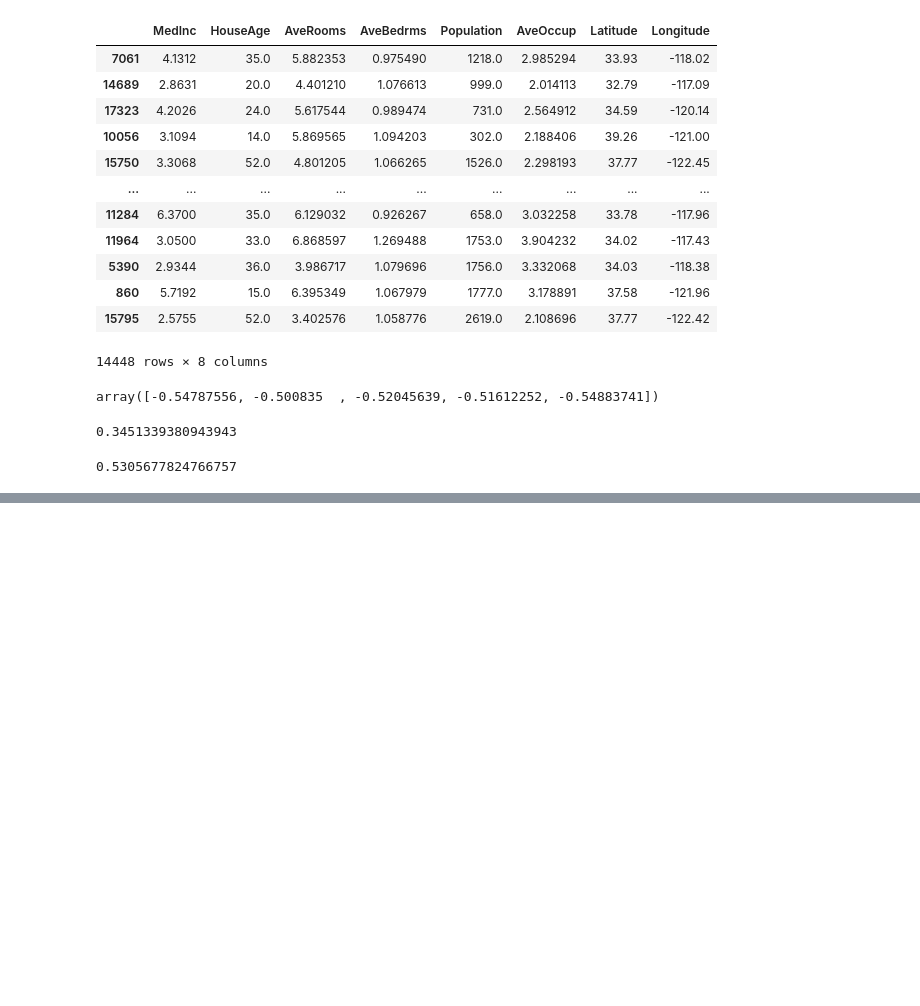
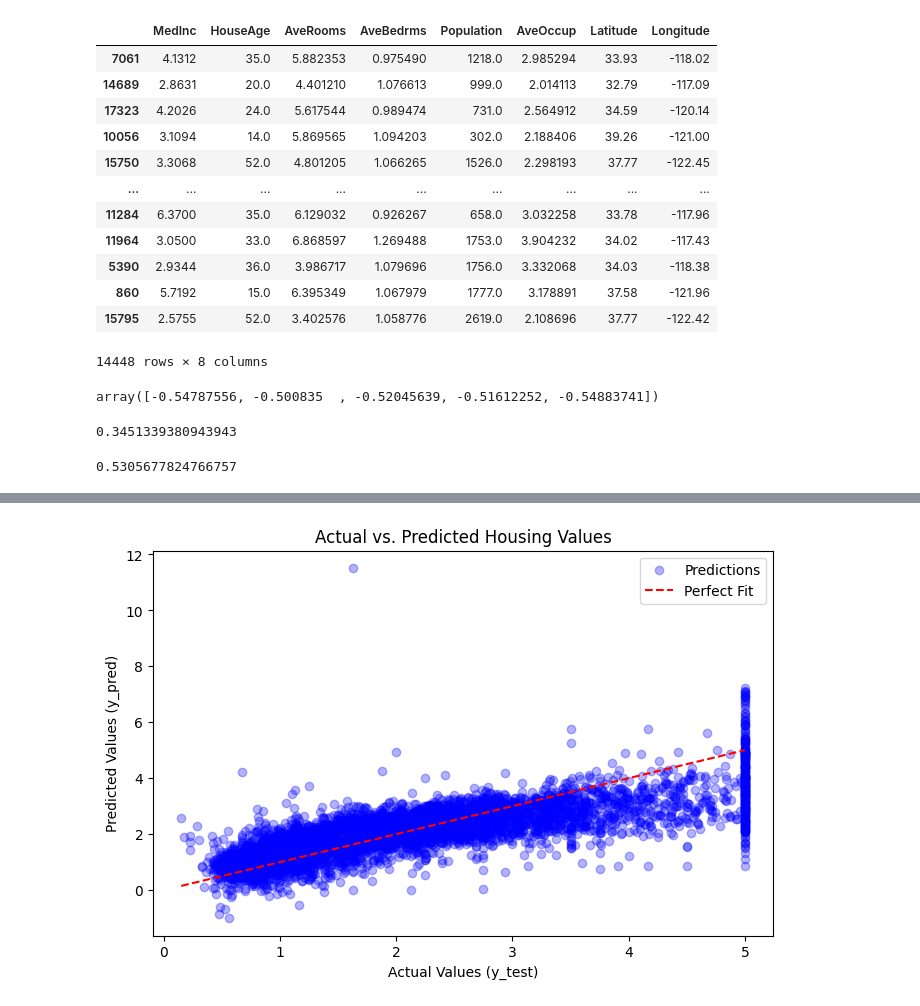
Before and after one commit to Pratham-1919/Sculptsoft-ML-Task, a Jupyter notebook: 24 June/Linear_regression.ipynb, the cells around one changed output, grey strips where cells are left out. Drawn from its saved outputs; the diff is of its cells as text; code cells hidden in the pictures; blank space fills up the shorter version.

Commit message:
updated regression

```diff
--- a/24 June/Linear_regression.ipynb
+++ b/24 June/Linear_regression.ipynb
@@ -95,0 +95,17 @@ new_mse
+# %%
+import matplotlib.pyplot as plt
+y_pred = regression.predict(X_test)
+
+plt.figure(figsize=(8, 5))
+plt.scatter(y_test, y_pred, color='blue', alpha=0.3, label='Predictions')
+
+perfect_line = [y_test.min(), y_test.max()]
+plt.plot(perfect_line, perfect_line, color='red', linestyle='--', label='Perfect Fit')
+
+plt.xlabel('Actual Values (y_test)')
+plt.ylabel('Predicted Values (y_pred)')
+plt.title('Actual vs. Predicted Housing Values')
+plt.legend()
+plt.show()
+# %% [output]
+[figure, added]
```
Also changed, not shown: parts of 2 cells of this notebook, 1 other file.
